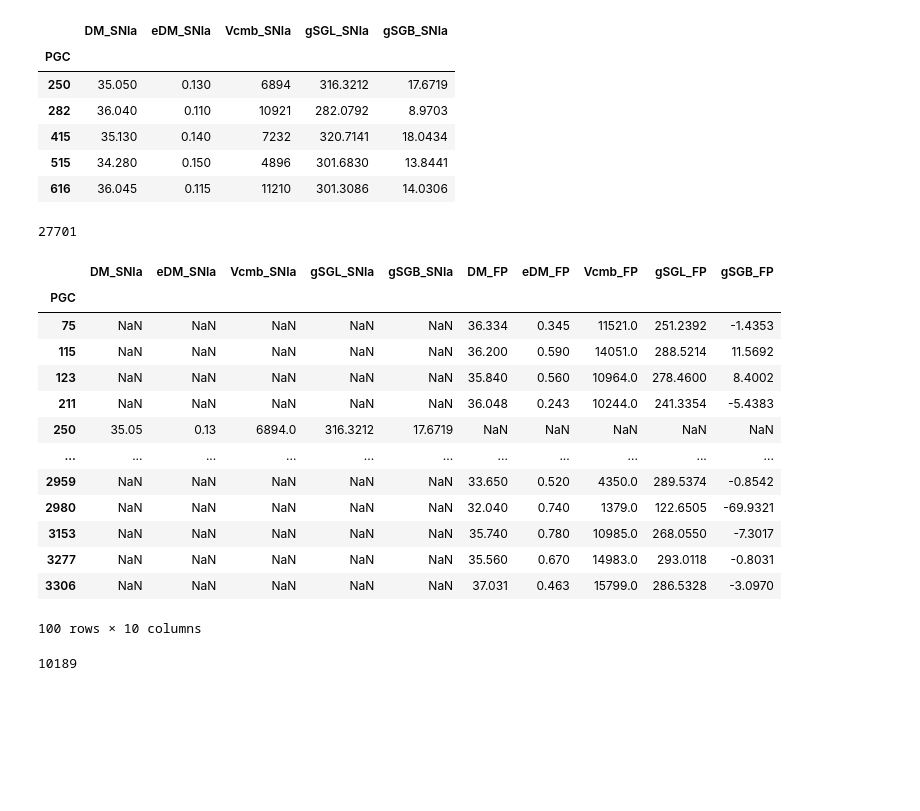
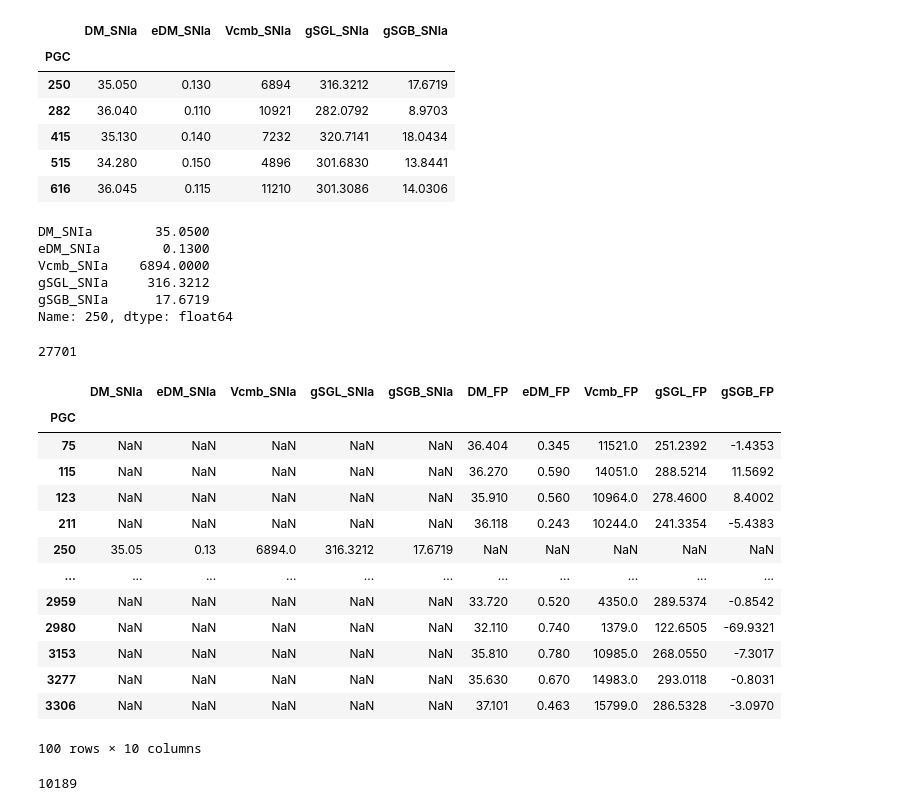
Before and after one commit to ekourkchi/CF4catalog, a Jupyter notebook: ALL_groups_catal.ipynb, the cells around one changed output. Drawn from its saved outputs; the diff is of its cells as text; code cells hidden in the pictures; blank space fills up the shorter version.

```diff
--- a/ALL_groups_catal.ipynb
+++ b/ALL_groups_catal.ipynb
@@ -74,33 +74,42 @@ df.head()
 | 415 | 35.130 | 0.140 | 7232 | 320.7141 | 18.0434 |
 | 515 | 34.280 | 0.150 | 4896 | 301.6830 | 13.8441 |
 | 616 | 36.045 | 0.115 | 11210 | 301.3086 | 14.0306 |
+# %%
+df.loc[250]
+# %% [output]
+DM_SNIa        35.0500
+eDM_SNIa        0.1300
+Vcmb_SNIa    6894.0000
+gSGL_SNIa     316.3212
+gSGB_SNIa      17.6719
+Name: 250, dtype: float64
 # %%
-data = pd.read_csv('./CF4_FP_Groups.csv', delimiter='|')
+data = pd.read_csv('./CF4_FP_Groups_updated_2205223.csv', delimiter='|')
 data = data.rename(columns=lambda x: x.strip())
 data = data.set_index('PGC')
 
 data = prepare_data(data, 'FP', ['DM_w', 'eDM', 'gVcmb', 'gSGL', 'gSGB'])
 
 print(len(data))
 
 df = df.join(data, how='outer')
 
 df.head(100)
 # %% [output]
 27701
 |  | DM_SNIa | eDM_SNIa | Vcmb_SNIa | gSGL_SNIa | gSGB_SNIa | DM_FP | eDM_FP | Vcmb_FP | gSGL_FP | gSGB_FP |
 | PGC |  |  |  |  |  |  |  |  |  |  |
-| 75 | NaN | NaN | NaN | NaN | NaN | 36.334 | 0.345 | 11521.0 | 251.2392 | -1.4353 |
-| 115 | NaN | NaN | NaN | NaN | NaN | 36.200 | 0.590 | 14051.0 | 288.5214 | 11.5692 |
-| 123 | NaN | NaN | NaN | NaN | NaN | 35.840 | 0.560 | 10964.0 | 278.4600 | 8.4002 |
-| 211 | NaN | NaN | NaN | NaN | NaN | 36.048 | 0.243 | 10244.0 | 241.3354 | -5.4383 |
+| 75 | NaN | NaN | NaN | NaN | NaN | 36.404 | 0.345 | 11521.0 | 251.2392 | -1.4353 |
+| 115 | NaN | NaN | NaN | NaN | NaN | 36.270 | 0.590 | 14051.0 | 288.5214 | 11.5692 |
+| 123 | NaN | NaN | NaN | NaN | NaN | 35.910 | 0.560 | 10964.0 | 278.4600 | 8.4002 |
+| 211 | NaN | NaN | NaN | NaN | NaN | 36.118 | 0.243 | 10244.0 | 241.3354 | -5.4383 |
 | 250 | 35.05 | 0.13 | 6894.0 | 316.3212 | 17.6719 | NaN | NaN | NaN | NaN | NaN |
 | ... | ... | ... | ... | ... | ... | ... | ... | ... | ... | ... |
-| 2959 | NaN | NaN | NaN | NaN | NaN | 33.650 | 0.520 | 4350.0 | 289.5374 | -0.8542 |
-| 2980 | NaN | NaN | NaN | NaN | NaN | 32.040 | 0.740 | 1379.0 | 122.6505 | -69.9321 |
-| 3153 | NaN | NaN | NaN | NaN | NaN | 35.740 | 0.780 | 10985.0 | 268.0550 | -7.3017 |
-| 3277 | NaN | NaN | NaN | NaN | NaN | 35.560 | 0.670 | 14983.0 | 293.0118 | -0.8031 |
-| 3306 | NaN | NaN | NaN | NaN | NaN | 37.031 | 0.463 | 15799.0 | 286.5328 | -3.0970 |
+| 2959 | NaN | NaN | NaN | NaN | NaN | 33.720 | 0.520 | 4350.0 | 289.5374 | -0.8542 |
+| 2980 | NaN | NaN | NaN | NaN | NaN | 32.110 | 0.740 | 1379.0 | 122.6505 | -69.9321 |
+| 3153 | NaN | NaN | NaN | NaN | NaN | 35.810 | 0.780 | 10985.0 | 268.0550 | -7.3017 |
+| 3277 | NaN | NaN | NaN | NaN | NaN | 35.630 | 0.670 | 14983.0 | 293.0118 | -0.8031 |
+| 3306 | NaN | NaN | NaN | NaN | NaN | 37.101 | 0.463 | 15799.0 | 286.5328 | -3.0970 |
 100 rows × 10 columns
 # %%
 data = pd.read_csv('./CF4_TFR_Groups.csv', delimiter='|')
```
Also changed, not shown: parts of 8 cells of this notebook, 4 other files.
